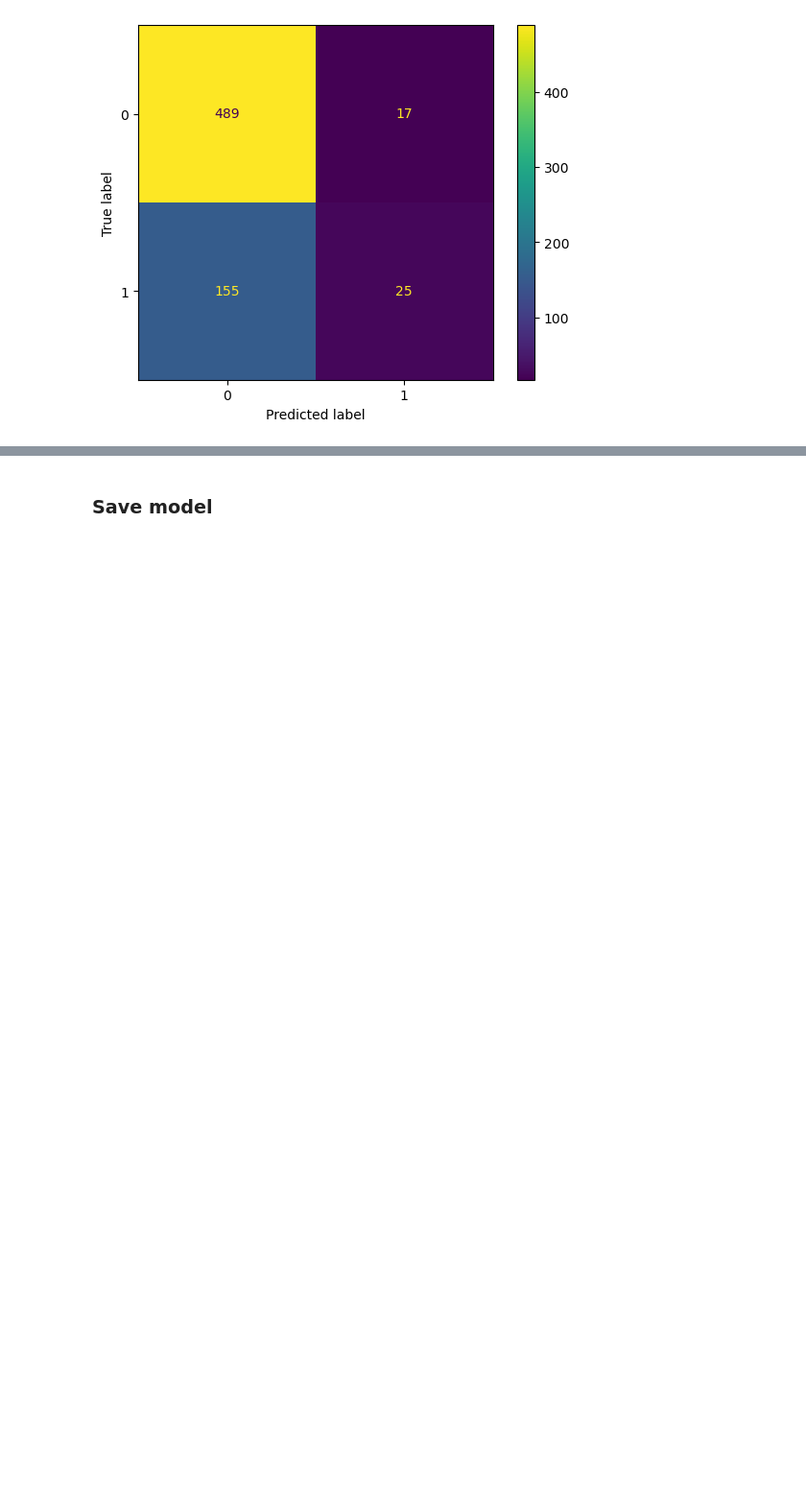
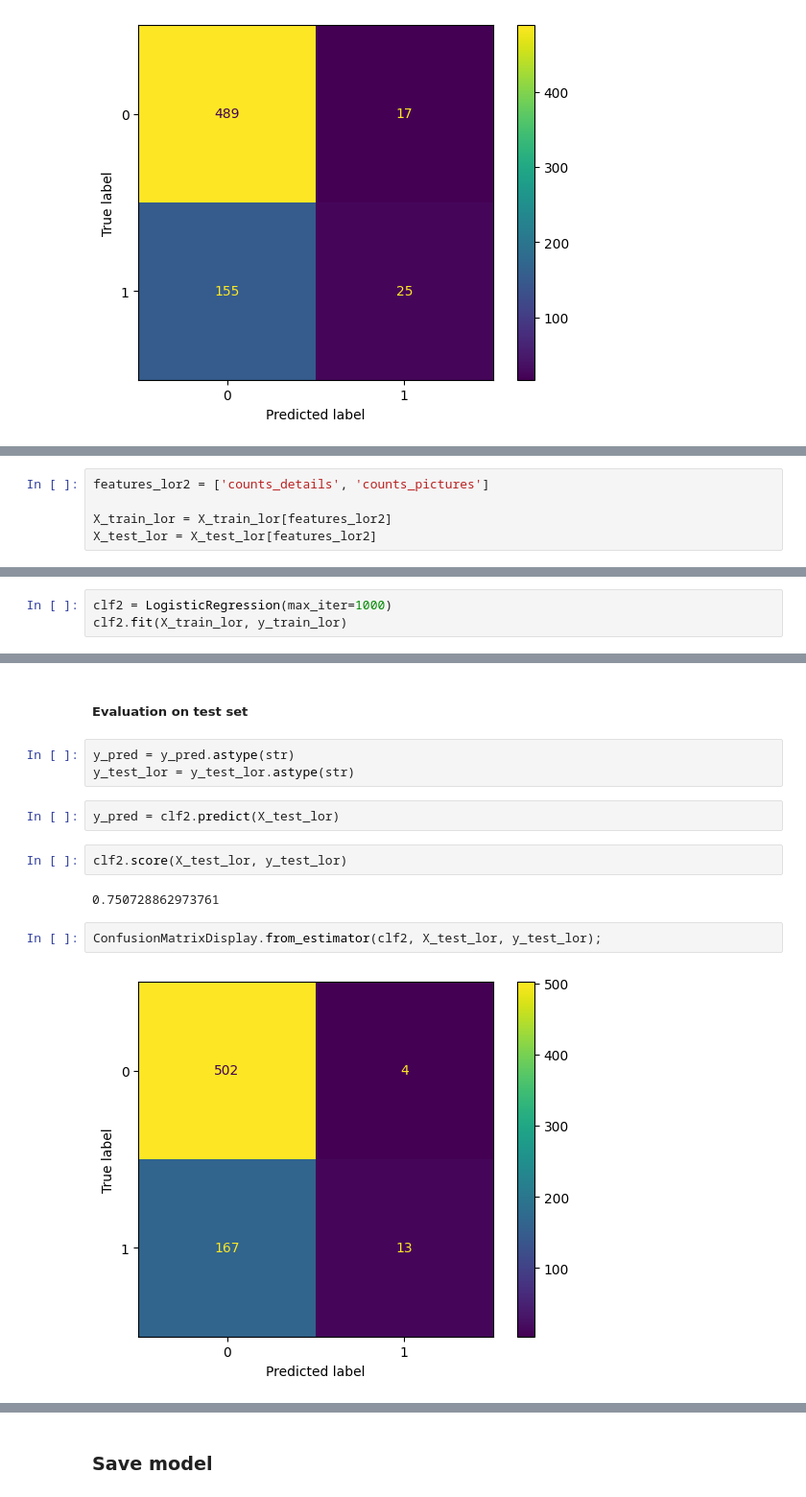
Before and after one commit to DA-Statistics-Nadine-Alena/project, a Jupyter notebook: notebooks/draft-analysis.ipynb, the cells around one changed output, grey strips where cells are left out. Shown at 96% size. Drawn from its saved outputs; the diff is of its cells as text; blank space fills up the shorter version.

```diff
--- a/notebooks/draft-analysis.ipynb
+++ b/notebooks/draft-analysis.ipynb
@@ -1069,0 +1089,5 @@ weighted avg       0.70      0.74      0.65       686
+# %%
+features_lor2 = ['counts_details', 'counts_pictures']
+
+X_train_lor = X_train_lor[features_lor2]
+X_test_lor = X_test_lor[features_lor2]
@@ -1069,0 +1136,3 @@ weighted avg       0.70      0.74      0.65       686
+# %%
+clf2 = LogisticRegression(max_iter=1000)
+clf2.fit(X_train_lor, y_train_lor)
@@ -1069,0 +1172,15 @@ weighted avg       0.70      0.74      0.65       686
+# %% [markdown]
+##### Evaluation on test set
+# %%
+y_pred = y_pred.astype(str)
+y_test_lor = y_test_lor.astype(str)
+# %%
+y_pred = clf2.predict(X_test_lor)
+# %%
+clf2.score(X_test_lor, y_test_lor)
+# %% [output]
+0.750728862973761
+# %%
+ConfusionMatrixDisplay.from_estimator(clf2, X_test_lor, y_test_lor);
+# %% [output]
+[figure, added]
```
Also changed, not shown: parts of 41 cells of this notebook, 1 other file.
